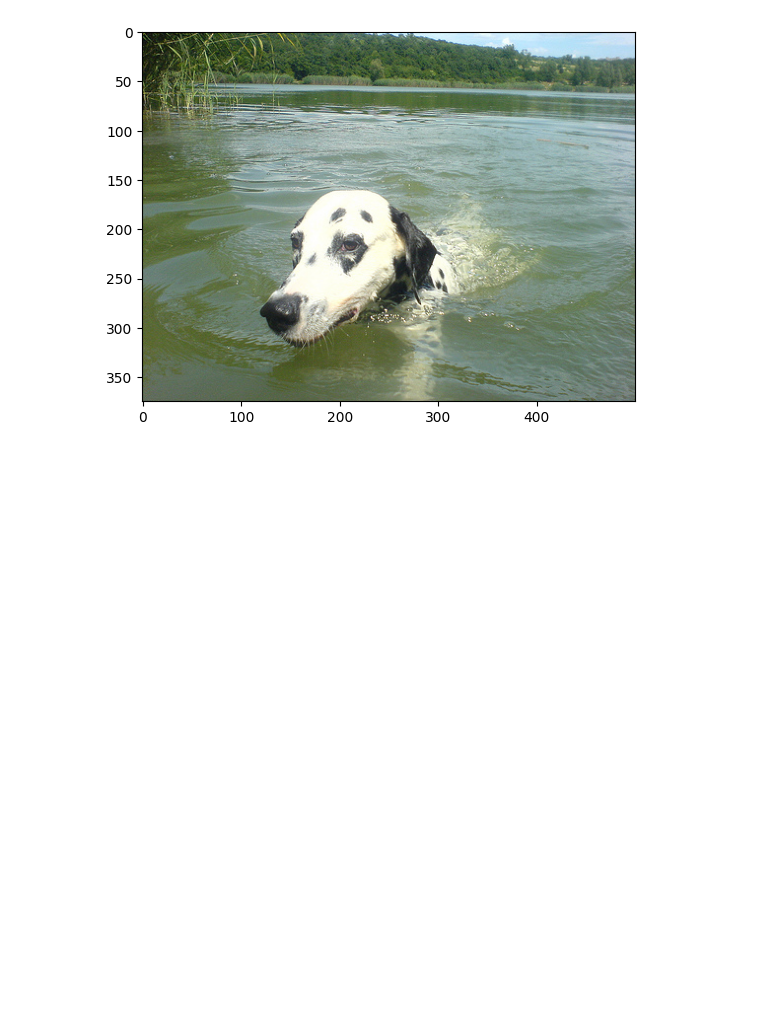
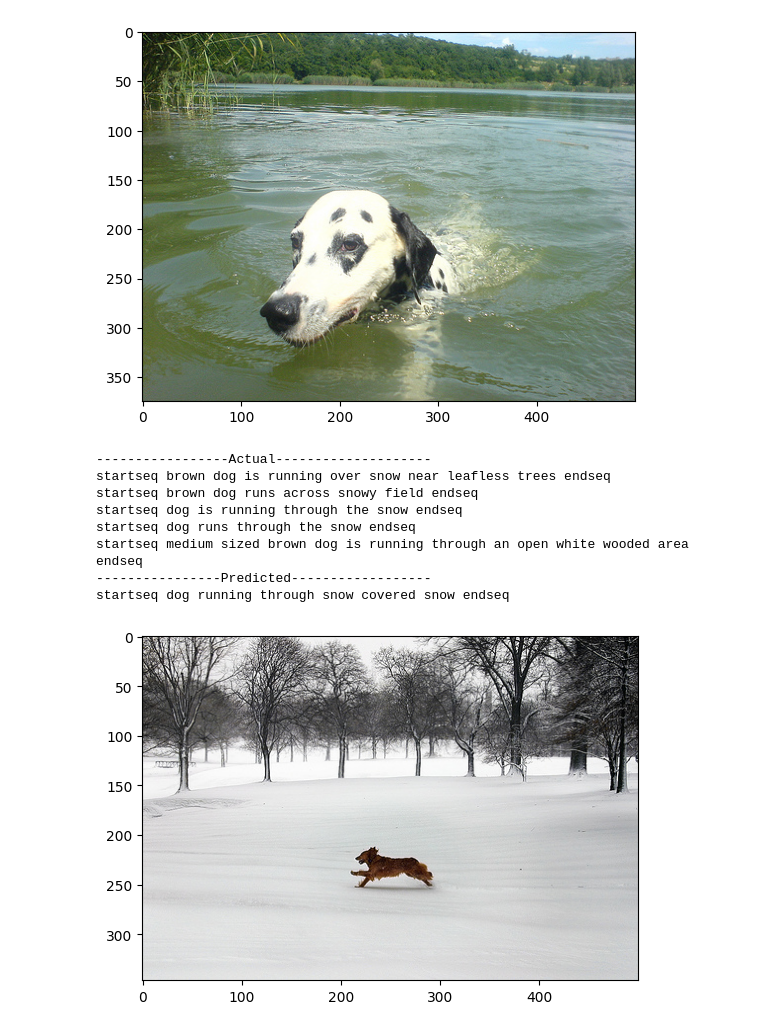
Before and after one commit to BhavanaPerecharla/All_in_one_smart_application, a Jupyter notebook: IMAGE_CAPTION_GENERATION_TEAM_591719.ipynb, the cells around one changed output. Cells and saved outputs as stored; diff of their text form; code cells hidden in the pictures; blank space fills up the shorter version.

```diff
--- a/IMAGE_CAPTION_GENERATION_TEAM_591719.ipynb
+++ b/IMAGE_CAPTION_GENERATION_TEAM_591719.ipynb
@@ -563,3 +563,15 @@ startseq the black and white dog is swimming in the river endseq
 ----------------Predicted------------------
 startseq dog swims in lake endseq
 [figure]
+# %%
+generate_caption("96973080_783e375945.jpg")
+# %% [output]
+-----------------Actual--------------------
+startseq brown dog is running over snow near leafless trees endseq
+startseq brown dog runs across snowy field endseq
+startseq dog is running through the snow endseq
+startseq dog runs through the snow endseq
+startseq medium sized brown dog is running through an open white wooded area endseq
+----------------Predicted------------------
+startseq dog running through snow covered snow endseq
+[figure, added]
```
Also changed, not shown: parts of 1 cell of this notebook.
